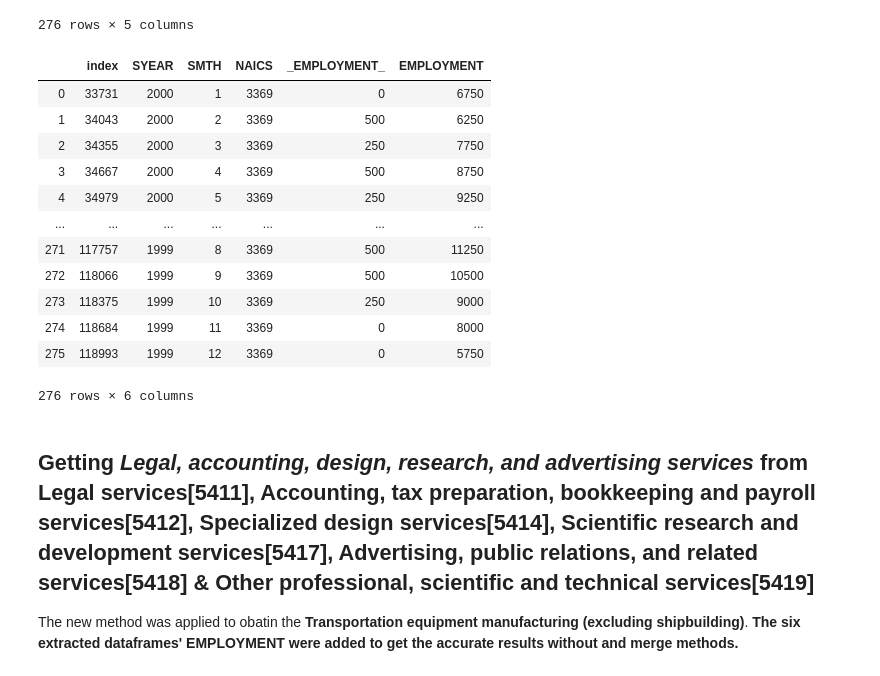
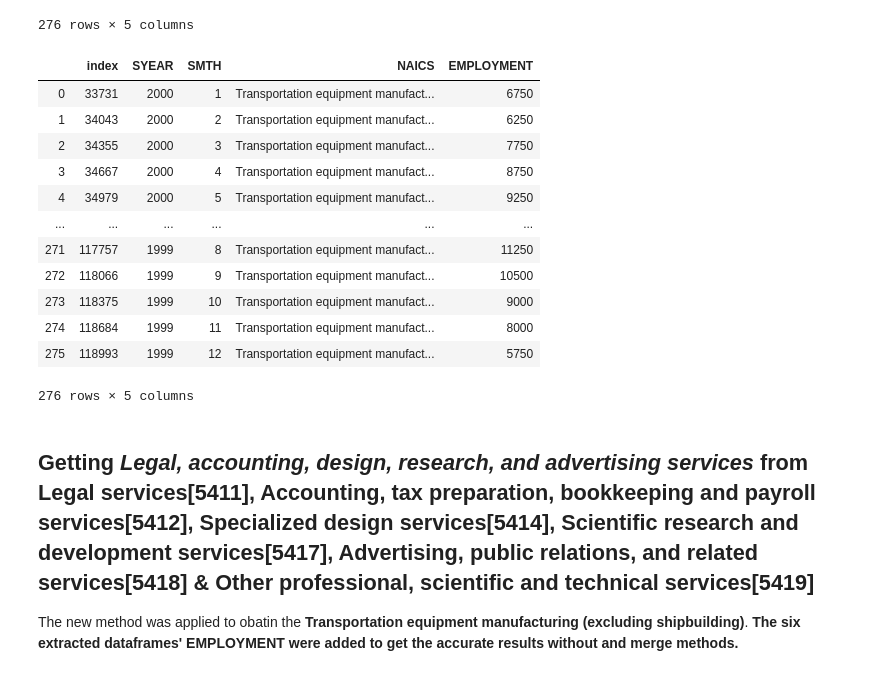
Before and after one commit to Hotlynn2/SERIES-ANALYSIS-OF-NAICS, a Jupyter notebook: Time Analysis Series.ipynb, the cells around one changed output. Saved outputs shown, nothing was run; the diff lists cells and outputs as text; code cells hidden in the pictures.

```diff
--- a/Time Analysis Series.ipynb
+++ b/Time Analysis Series.ipynb
@@ -1528,21 +1532,27 @@ Other_transportation_equipment_manufacturing
 276 rows × 5 columns
 # %%
 Other_transportation_equipment_manufacturing['EMPLOYMENT'] = Other_transportation_equipment_manufacturing['_EMPLOYMENT_'] + Railroad_rolling_stock_manufacturing['_EMPLOYMENT_'] + Aerospace_product_and_parts_manufacturing['_EMPLOYMENT_'] + Motor_vehicle_parts_manufacturing['_EMPLOYMENT_'] + Motor_vehicle_body_and_trailer_manufacturing['_EMPLOYMENT_'] + Motor_vehicle_manufacturing['_EMPLOYMENT_']
-Other_transportation_equipment_manufacturing
+Transportation_equipment_manufacturing_excluding_shipbuilding = Other_transportation_equipment_manufacturing
-# %% [output]
-|  | index | SYEAR | SMTH | NAICS | _EMPLOYMENT_ | EMPLOYMENT |
-| 0 | 33731 | 2000 | 1 | 3369 | 0 | 6750 |
-| 1 | 34043 | 2000 | 2 | 3369 | 500 | 6250 |
-| 2 | 34355 | 2000 | 3 | 3369 | 250 | 7750 |
-| 3 | 34667 | 2000 | 4 | 3369 | 500 | 8750 |
-| 4 | 34979 | 2000 | 5 | 3369 | 250 | 9250 |
-| ... | ... | ... | ... | ... | ... | ... |
-| 271 | 117757 | 1999 | 8 | 3369 | 500 | 11250 |
-| 272 | 118066 | 1999 | 9 | 3369 | 500 | 10500 |
-| 273 | 118375 | 1999 | 10 | 3369 | 250 | 9000 |
-| 274 | 118684 | 1999 | 11 | 3369 | 0 | 8000 |
-| 275 | 118993 | 1999 | 12 | 3369 | 0 | 5750 |
-276 rows × 6 columns
+# %%
+Transportation_equipment_manufacturing_excluding_shipbuilding = Transportation_equipment_manufacturing_excluding_shipbuilding.replace(3369,
+                                                    'Transportation equipment manufacturing - excluding shipbuilding')
+Transportation_equipment_manufacturing_excluding_shipbuilding = Transportation_equipment_manufacturing_excluding_shipbuilding.drop(
+    '_EMPLOYMENT_', axis= 1)
+Transportation_equipment_manufacturing_excluding_shipbuilding
+# %% [output]
+|  | index | SYEAR | SMTH | NAICS | EMPLOYMENT |
+| 0 | 33731 | 2000 | 1 | Transportation equipment manufact... | 6750 |
+| 1 | 34043 | 2000 | 2 | Transportation equipment manufact... | 6250 |
+| 2 | 34355 | 2000 | 3 | Transportation equipment manufact... | 7750 |
+| 3 | 34667 | 2000 | 4 | Transportation equipment manufact... | 8750 |
+| 4 | 34979 | 2000 | 5 | Transportation equipment manufact... | 9250 |
+| ... | ... | ... | ... | ... | ... |
+| 271 | 117757 | 1999 | 8 | Transportation equipment manufact... | 11250 |
+| 272 | 118066 | 1999 | 9 | Transportation equipment manufact... | 10500 |
+| 273 | 118375 | 1999 | 10 | Transportation equipment manufact... | 9000 |
+| 274 | 118684 | 1999 | 11 | Transportation equipment manufact... | 8000 |
+| 275 | 118993 | 1999 | 12 | Transportation equipment manufact... | 5750 |
+276 rows × 5 columns
 # %% [markdown]
 ## Getting  *Legal, accounting, design, research, and advertising services*  from  Legal services[5411], Accounting, tax preparation, bookkeeping and payroll services[5412],  Specialized design services[5414],   Scientific research and development services[5417], Advertising, public relations, and related services[5418] & Other professional, scientific and technical services[5419]
 
```
Also changed, not shown: parts of 6 cells of this notebook.
